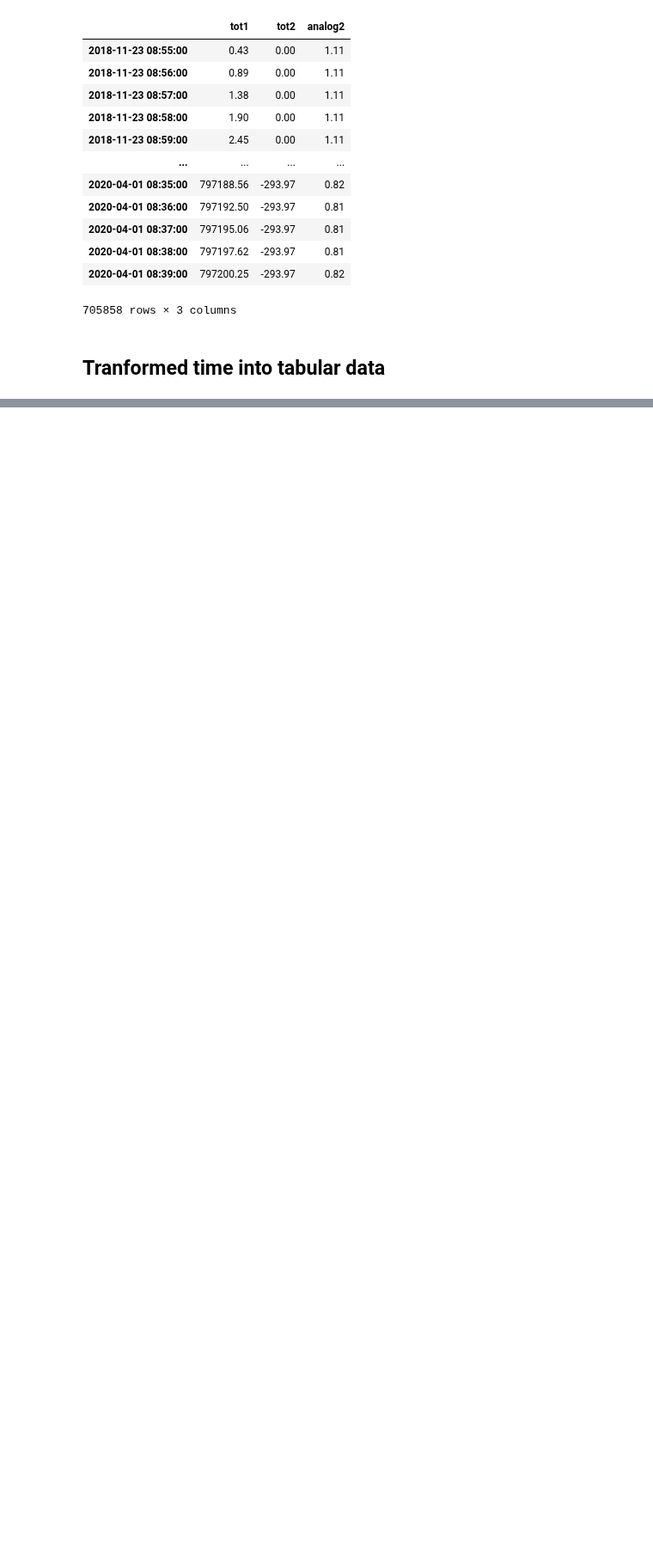
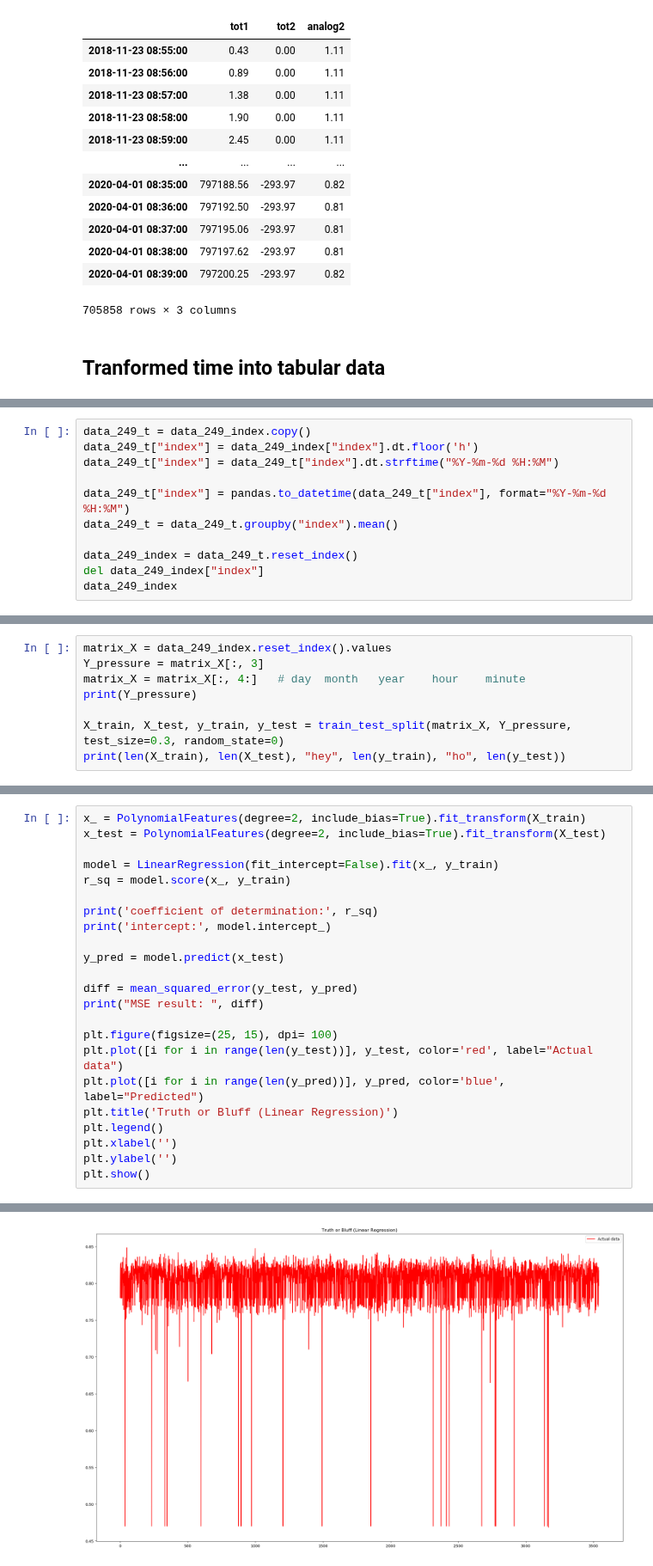
Before and after one commit to Zan-23/IJS_water_loss, a Jupyter notebook: notebooks/Regression sktime.ipynb, the cells around one changed output, grey strips where cells are left out. Shown at 86% size. Saved outputs shown, nothing was run; the diff lists cells and outputs as text; blank space fills up the shorter version.

Commit message:
Polinomal regression is almost finished, pretty good prediction

```diff
--- a/notebooks/Regression sktime.ipynb
+++ b/notebooks/Regression sktime.ipynb
@@ -62,0 +55,11 @@ data_249_index
+# %%
+data_249_t = data_249_index.copy()
+data_249_t["index"] = data_249_index["index"].dt.floor('h')
+data_249_t["index"] = data_249_t["index"].dt.strftime("%Y-%m-%d %H:%M")
+
+data_249_t["index"] = pandas.to_datetime(data_249_t["index"], format="%Y-%m-%d %H:%M")
+data_249_t = data_249_t.groupby("index").mean()
+
+data_249_index = data_249_t.reset_index()
+del data_249_index["index"]
+data_249_index
@@ -62,0 +96,8 @@ data_249_index
+# %%
+matrix_X = data_249_index.reset_index().values
+Y_pressure = matrix_X[:, 3]
+matrix_X = matrix_X[:, 4:]   # day	month	year	hour	minute
+print(Y_pressure)
+
+X_train, X_test, y_train, y_test = train_test_split(matrix_X, Y_pressure, test_size=0.3, random_state=0)
+print(len(X_train), len(X_test), "hey", len(y_train), "ho", len(y_test))
@@ -62,0 +107,24 @@ data_249_index
+# %%
+x_ = PolynomialFeatures(degree=2, include_bias=True).fit_transform(X_train)
+x_test = PolynomialFeatures(degree=2, include_bias=True).fit_transform(X_test)
+
+model = LinearRegression(fit_intercept=False).fit(x_, y_train)
+r_sq = model.score(x_, y_train)
+
+print('coefficient of determination:', r_sq)
+print('intercept:', model.intercept_)
+
+y_pred = model.predict(x_test)
+
+diff = mean_squared_error(y_test, y_pred)
+print("MSE result: ", diff)
+
+plt.figure(figsize=(25, 15), dpi= 100)
+plt.plot([i for i in range(len(y_test))], y_test, color='red', label="Actual data")
+plt.plot([i for i in range(len(y_pred))], y_pred, color='blue', label="Predicted")
+plt.title('Truth or Bluff (Linear Regression)')
+plt.legend()
+plt.xlabel('')
+plt.ylabel('')
+plt.show()
+# %% [output]
@@ -62,0 +134 @@ data_249_index
+[figure, added]
```
Also changed, not shown: parts of 7 cells of this notebook.
